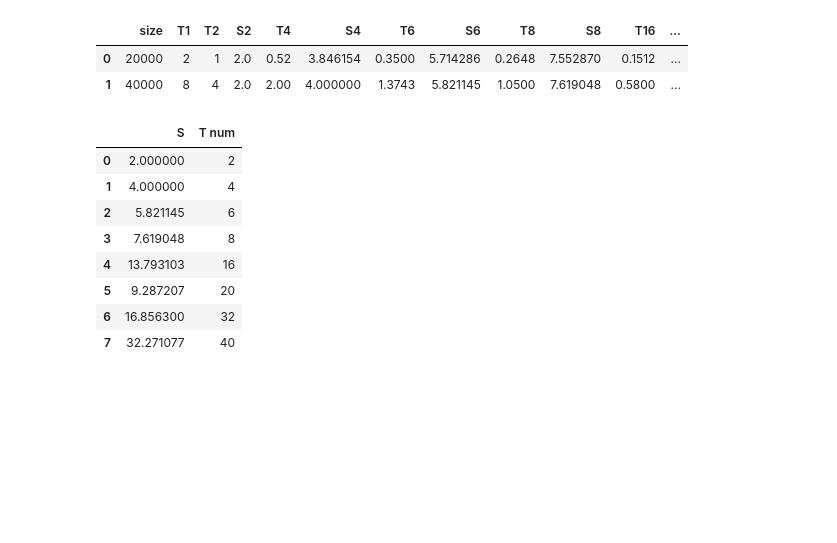
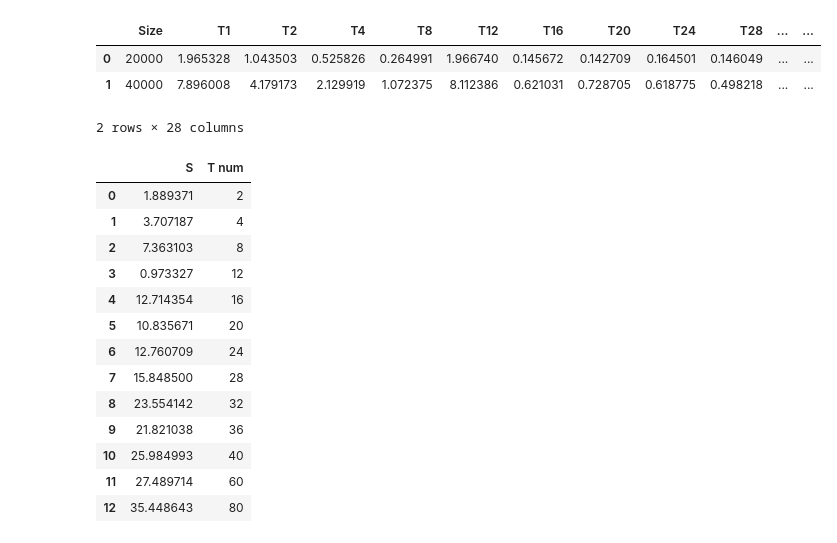
Before and after one commit to Zea-Zee/sem4, a Jupyter notebook: Parallelism/2ndLab/py.ipynb, the cells around one changed output. Drawn from its saved outputs; the diff is of its cells as text; code cells hidden in the pictures; blank space fills up the shorter version.

```diff
--- a/Parallelism/2ndLab/py.ipynb
+++ b/Parallelism/2ndLab/py.ipynb
@@ -13,16 +5,17 @@ please provide us feedback at https://github.com/pandas-dev/pandas/issues/54466
 # %%
-df = pd.read_csv('./res.csv')
-for i in [2,4,6,8,16,20,32,40]:
+df = pd.read_csv('./results.csv')
+for i in [2,4,8,12,16,20,24,28,32,36,40,60,80]:
     df[f"S{i}"] = df['T1'] / df[f"T{i}"]
 df
 # %% [output]
-|  | size | T1 | T2 | S2 | T4 | S4 | T6 | S6 | T8 | S8 | T16 | ... |
-| 0 | 20000 | 2 | 1 | 2.0 | 0.52 | 3.846154 | 0.3500 | 5.714286 | 0.2648 | 7.552870 | 0.1512 | ... |
-| 1 | 40000 | 8 | 4 | 2.0 | 2.00 | 4.000000 | 1.3743 | 5.821145 | 1.0500 | 7.619048 | 0.5800 | ... |
+|  | Size | T1 | T2 | T4 | T8 | T12 | T16 | T20 | T24 | T28 | ... | ... |
+| 0 | 20000 | 1.965328 | 1.043503 | 0.525826 | 0.264991 | 1.966740 | 0.145672 | 0.142709 | 0.164501 | 0.146049 | ... | ... |
+| 1 | 40000 | 7.896008 | 4.179173 | 2.129919 | 1.072375 | 8.112386 | 0.621031 | 0.728705 | 0.618775 | 0.498218 | ... | ... |
+2 rows × 28 columns
 # %%
 df_20000 = pd.DataFrame(columns=["S", "T num"])
 df_40000 = pd.DataFrame(columns=["S", "T num"])
-for i in [2, 4, 6, 8, 16, 20, 32, 40]:
+for i in [2,4,8,12,16,20,24,28,32,36,40,60,80]:
     df_20000.loc[len(df_20000)] = [df.loc[0, f"S{i}"], int(i)]
     df_40000.loc[len(df_40000)] = [df.loc[1, f"S{i}"], int(i)]
 df_20000["T num"] = df_20000["T num"].astype(int)
@@ -30,14 +23,19 @@ df_40000["T num"] = df_20000["T num"].astype(int)
 df_40000
 # %% [output]
 |  | S | T num |
-| 0 | 2.000000 | 2 |
-| 1 | 4.000000 | 4 |
-| 2 | 5.821145 | 6 |
-| 3 | 7.619048 | 8 |
-| 4 | 13.793103 | 16 |
-| 5 | 9.287207 | 20 |
-| 6 | 16.856300 | 32 |
-| 7 | 32.271077 | 40 |
+| 0 | 1.889371 | 2 |
+| 1 | 3.707187 | 4 |
+| 2 | 7.363103 | 8 |
+| 3 | 0.973327 | 12 |
+| 4 | 12.714354 | 16 |
+| 5 | 10.835671 | 20 |
+| 6 | 12.760709 | 24 |
+| 7 | 15.848500 | 28 |
+| 8 | 23.554142 | 32 |
+| 9 | 21.821038 | 36 |
+| 10 | 25.984993 | 40 |
+| 11 | 27.489714 | 60 |
+| 12 | 35.448643 | 80 |
 # %%
 plt.figure(figsize=(10, 6))
 plt.plot(df_20000["T num"], df_20000["S"], marker='o', label='M = 20000')
```
Also changed, not shown: parts of 2 cells of this notebook, 9 other files.
